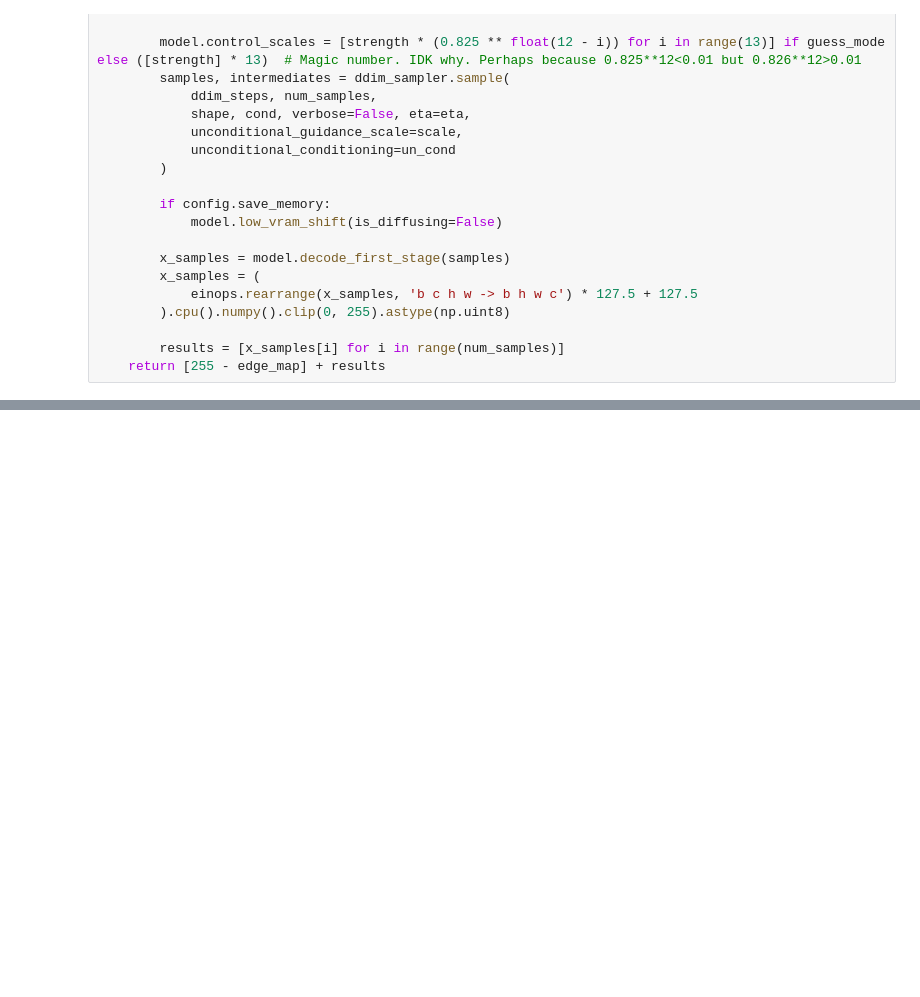
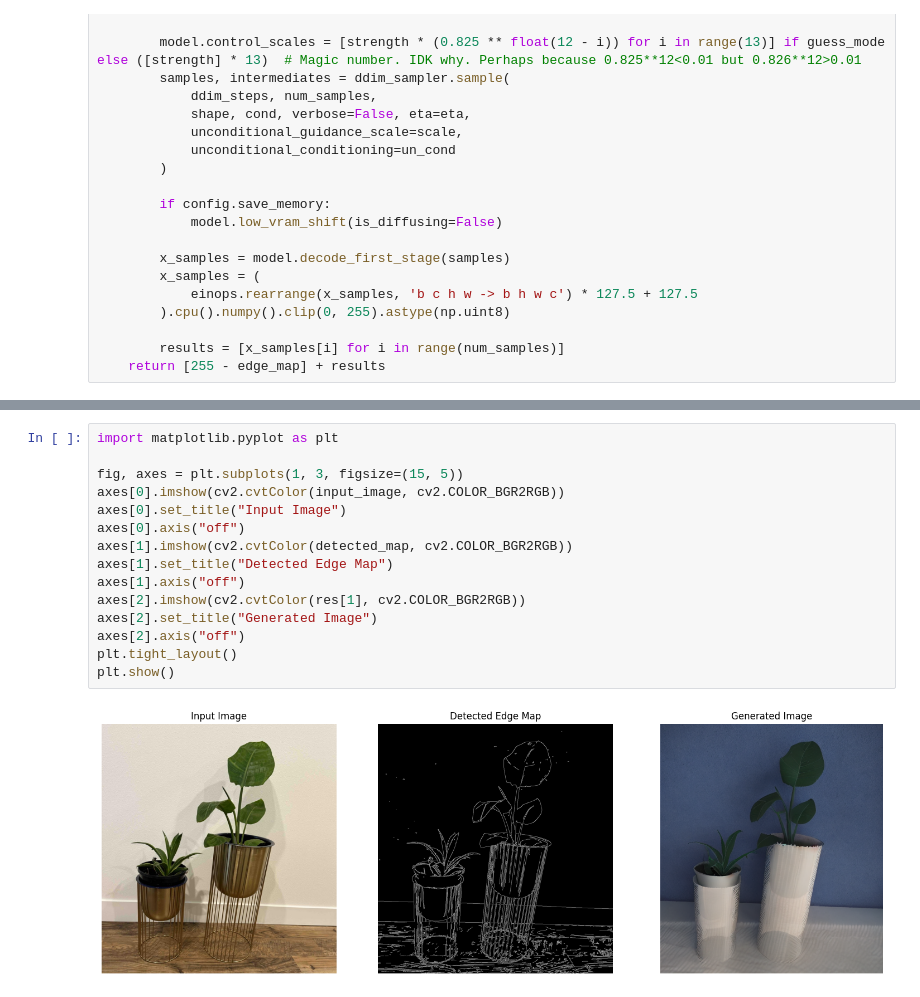
Before and after one commit to vmirly/GenAI-Hub, a Jupyter notebook: ControlNet/controlnet_inference.ipynb, the cells around one changed output, grey strips where cells are left out. Cells and saved outputs as stored; diff of their text form; blank space fills up the shorter version.

Commit message:
ControlNet: visualize predictions

```diff
--- a/ControlNet/controlnet_inference.ipynb
+++ b/ControlNet/controlnet_inference.ipynb
@@ -179,0 +181,17 @@ Running DDIM Sampling with 20 timesteps
+# %%
+import matplotlib.pyplot as plt
+
+fig, axes = plt.subplots(1, 3, figsize=(15, 5))
+axes[0].imshow(cv2.cvtColor(input_image, cv2.COLOR_BGR2RGB))
+axes[0].set_title("Input Image")
+axes[0].axis("off")
+axes[1].imshow(cv2.cvtColor(detected_map, cv2.COLOR_BGR2RGB))
+axes[1].set_title("Detected Edge Map")
+axes[1].axis("off")
+axes[2].imshow(cv2.cvtColor(res[1], cv2.COLOR_BGR2RGB))
+axes[2].set_title("Generated Image")
+axes[2].axis("off")
+plt.tight_layout()
+plt.show()
+# %% [output]
+[figure, added]
```
Also changed, not shown: parts of 1 cell of this notebook.
